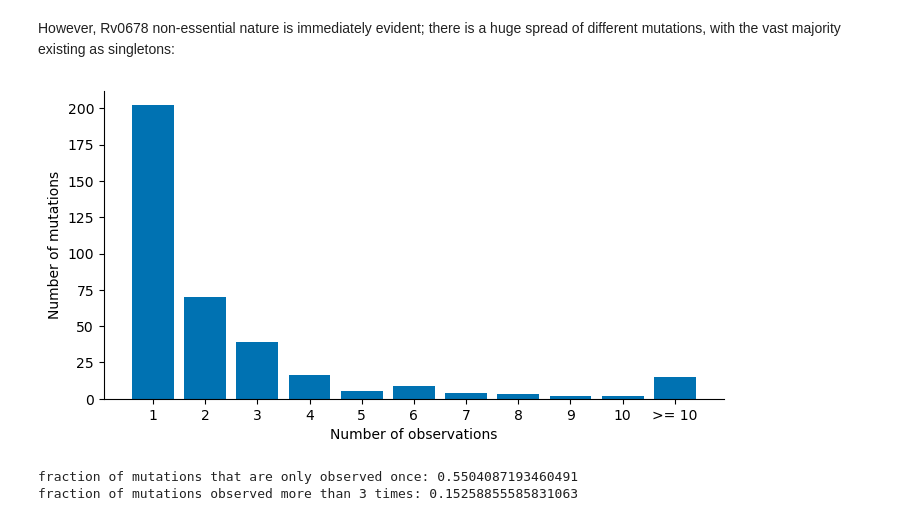
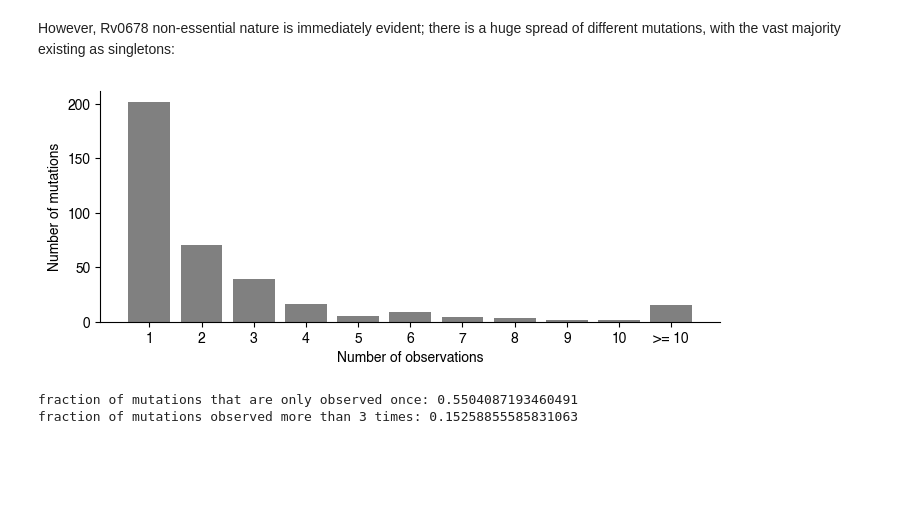
Before and after one commit to fowler-lab/tb-bdq-cat, a Jupyter notebook: supplement.ipynb, the cells around one changed output. Cells and saved outputs as stored; diff of their text form; code cells hidden in the pictures; blank space fills up the shorter version.

```diff
--- a/supplement.ipynb
+++ b/supplement.ipynb
@@ -162,31 +164,31 @@ However, Rv0678 non-essential nature is immediately evident; there is a huge spr
 # %%
 obs = dict(all[all.GENE=='Rv0678'].MUTATION.value_counts())
 
 bins = [1, 2, 3, 4, 5, 6, 7, 8, 9, 10, float('inf')]
 distribution = {bin: 0 for bin in bins}
 
 for count in obs.values():
     for bin in bins:
         if count <= bin:
             distribution[bin] += 1
             break
 
 x_labels = [str(i) for i in range(1, 11)] + ['>= 10']
 y_values = [distribution[bin] for bin in bins]
 
-plt.figure(figsize=(8, 4))
-plt.bar(x_labels, y_values, color='#0072B2')
+plt.figure(figsize=(8, 3))
+plt.bar(x_labels, y_values, color='grey')
 plt.xlabel('Number of observations')
 plt.ylabel('Number of mutations')
 
 plt.grid(False)
 ax = plt.gca()
 ax.spines['top'].set_visible(False)
 ax.spines['right'].set_visible(False)
 
 plt.show()
 # %% [output]
-[figure, old version]
+[figure, new version]
 # %%
 # total number of mutations
 
```
Also changed, not shown: parts of 18 cells of this notebook, 14 other files.
